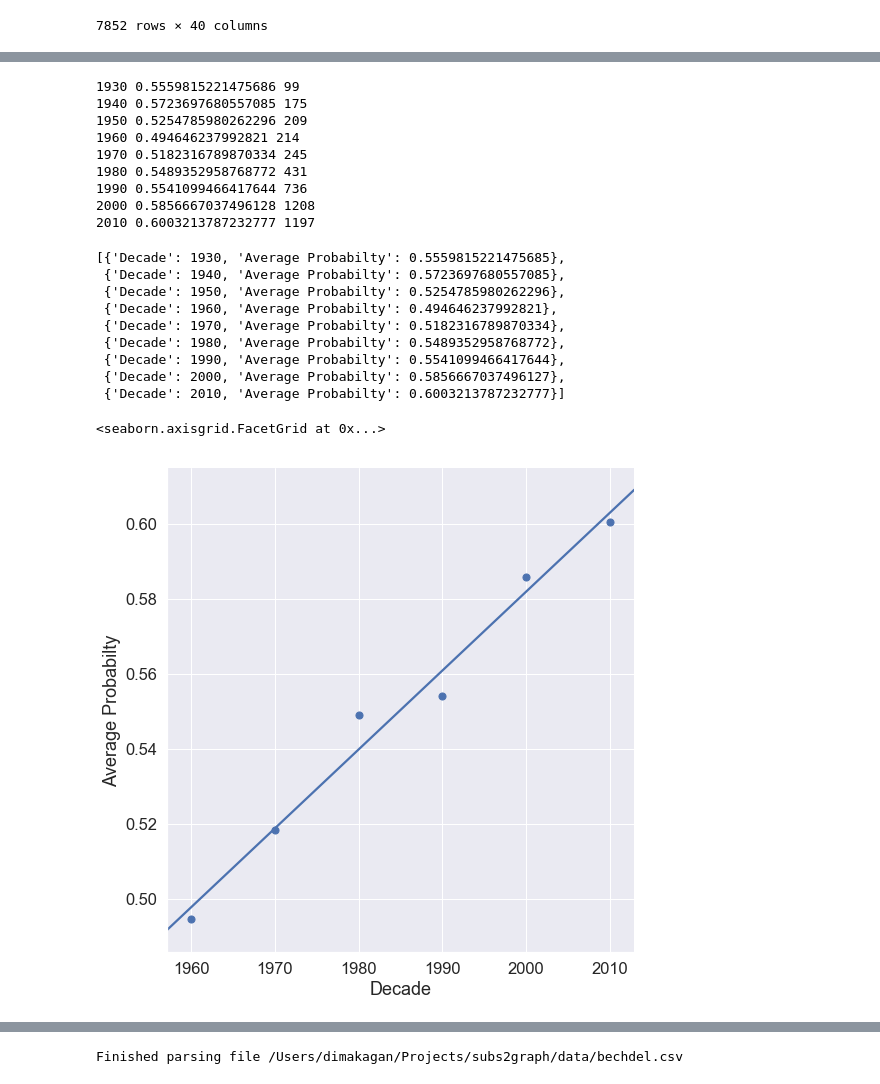
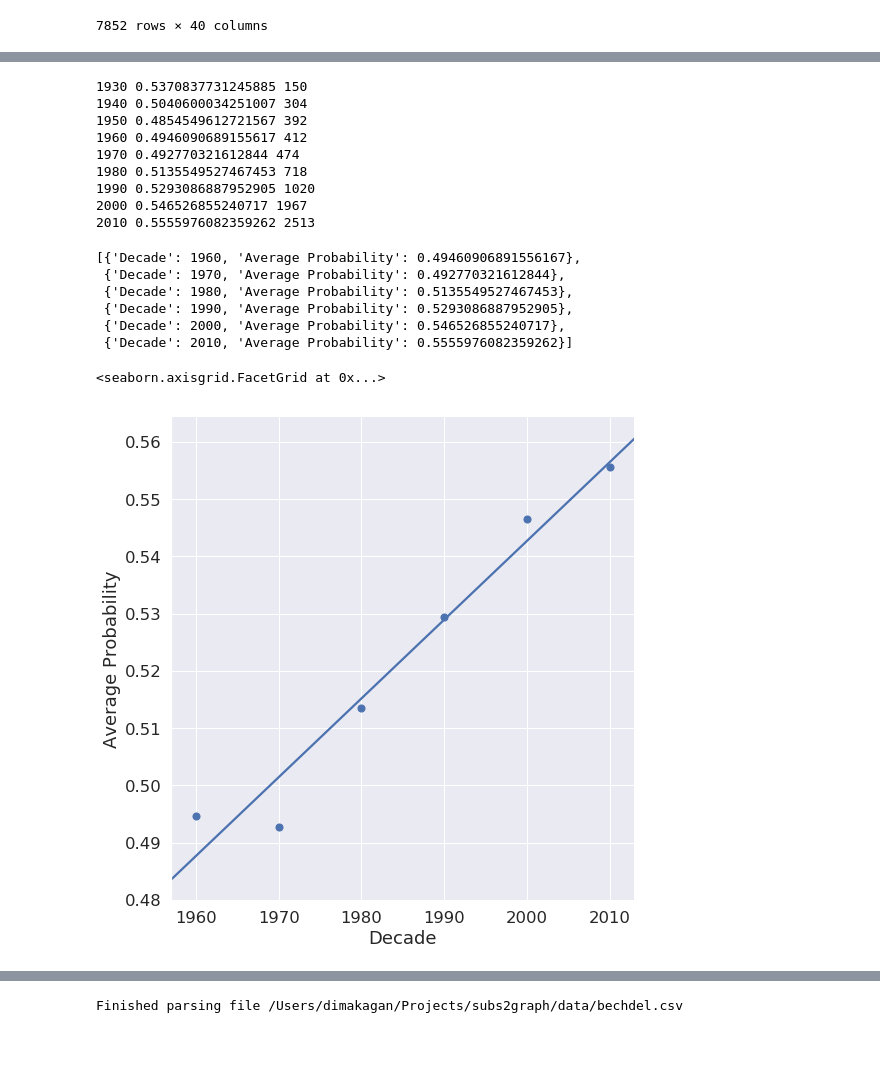
Before and after one commit to data4goodlab/subs2network, a Jupyter notebook: subs2graph/IMDB-Gender-Results.ipynb, the cells around one changed output, grey strips where cells are left out. Cells and saved outputs as stored; diff of their text form; code cells hidden in the pictures; blank space fills up the shorter version.

```diff
--- a/subs2graph/IMDB-Gender-Results.ipynb
+++ b/subs2graph/IMDB-Gender-Results.ipynb
@@ -940,0 +876,17 @@ gender_centrality[gender_centrality["movie_name"]=="Toy Story - roles"]
+# %%
+sea = top_time.reset_index()
+sea["year"] = sea.index.values
+# sea = sea[sea["year"] > 1950]
+import seaborn as sns
+sns.set(style="darkgrid")
+sns.set(font_scale=1.5)
+
+# Make a custom palette with gendered colors
+pal = dict(male="#6495ED", female="#F08080")
+
+# Show the survival proability as a function of age and sex
+g = sns.lineplot(x="year", y=["Top 3 Females", "Top 10 Females", "Top 1 Female"], data=sea,
+               palette=pal, y_jitter=.02)
+# g.set(xlim=(0, 80), ylim=(-.05, 1.05))
+g.fig.set_size_inches(10,10)
+g.set(xlabel='Year', ylabel='Average Number of Females')
@@ -1224,8 +1304,8 @@ graph_features["year"].min()
 # %%
 b = BechdelClassifier()
 b.build_dataset()
-# print(b.train_test())
+print(b.train_test())
 rfc = b.train()
-v = rfc.predict_proba(b.val)[:, 1]
-print(v.mean())
+# v = rfc.predict_proba(b.val)[:, 1]
+# print(v.mean())
 # %% [output]
@@ -1259,0 +1350,4 @@ f1_score(y_true, y_pred, average=None)
+# %%
+rfc = b.train()
+# v = rfc.predict_proba(b.val)[:, 1]
+# print(v.mean())
@@ -1337,54 +1476,51 @@ b.val["decade"] = b.val["decade"] * 10
 
 res_all = []
 for y, d in b.val.groupby("decade"):
-    if len(d) > 10 and y>0:
+    if len(d) > 10 and y>1920:
         d.pop("decade")
         v = rfc.predict_proba(d)[:, 1]
         print(y, v.mean(), len(d))
-        res_all.append({"Decade": y, "Average Probabilty":v.mean()})
+        res_all.append({"Decade": y, "Average Probability":v.mean()})
 
 res = []
 for g in genres:
 #     print(f"{g}:")
     x = b.val.iloc[b.val[g].nonzero()]
-    x = x[x["decade"] >1960]
+    x = x[x["decade"] >1920]
     for y, d in x.groupby("decade"):
         if len(d) > 10:
             d.pop("decade")
             v = rfc.predict_proba(d)[:, 1]
 #             print(y, v.mean(), len(d))
-            res.append({"Genre":g, "Decade": y, "Average Probabilty":v.mean()})
+            res.append({"Genre":g, "Decade": y, "Average Probability":v.mean()})
 # %% [output]
-1930 0.5559815221475686 99
-1940 0.5723697680557085 175
-1950 0.5254785980262296 209
-1960 0.494646237992821 214
-1970 0.5182316789870334 245
-1980 0.5489352958768772 431
-1990 0.5541099466417644 736
-2000 0.5856667037496128 1208
-2010 0.6003213787232777 1197
+1930 0.5370837731245885 150
+1940 0.5040600034251007 304
+1950 0.4854549612721567 392
+1960 0.4946090689155617 412
+1970 0.492770321612844 474
+1980 0.5135549527467453 718
+1990 0.5293086887952905 1020
+2000 0.546526855240717 1967
+2010 0.5555976082359262 2513
 # %%
 res_all
 # %% [output]
-[{'Decade': 1930, 'Average Probabilty': 0.5559815221475685},
- {'Decade': 1940, 'Average Probabilty': 0.5723697680557085},
- {'Decade': 1950, 'Average Probabilty': 0.5254785980262296},
- {'Decade': 1960, 'Average Probabilty': 0.494646237992821},
- {'Decade': 1970, 'Average Probabilty': 0.5182316789870334},
- {'Decade': 1980, 'Average Probabilty': 0.5489352958768772},
- {'Decade': 1990, 'Average Probabilty': 0.5541099466417644},
- {'Decade': 2000, 'Average Probabilty': 0.5856667037496127},
- {'Decade': 2010, 'Average Probabilty': 0.6003213787232777}]
+[{'Decade': 1960, 'Average Probability': 0.49460906891556167},
+ {'Decade': 1970, 'Average Probability': 0.492770321612844},
+ {'Decade': 1980, 'Average Probability': 0.5135549527467453},
+ {'Decade': 1990, 'Average Probability': 0.5293086887952905},
+ {'Decade': 2000, 'Average Probability': 0.546526855240717},
+ {'Decade': 2010, 'Average Probability': 0.5555976082359262}]
 # %%
 sns.set(style="darkgrid")
 sns.set(font_scale=1.5)
-sns.lmplot(x="Decade", y="Average Probabilty", data=pd.DataFrame(res_all),
-           ci=None, palette="muted", height=8,
+sns.lmplot(x="Decade", y="Average Probability", data=pd.DataFrame(res_all),
+           ci=None, palette="muted", height=8,aspect=1,
            scatter_kws={"s": 50, "alpha": 1})
 # %% [output]
 <seaborn.axisgrid.FacetGrid at 0x...>
-[figure, old version]
+[figure, new version]
 # %%
 sns.set(style="darkgrid")
 sns.set(rc={'figure.figsize':(8,8)})
```
Also changed, not shown: parts of 160 cells of this notebook, 2 other files.
